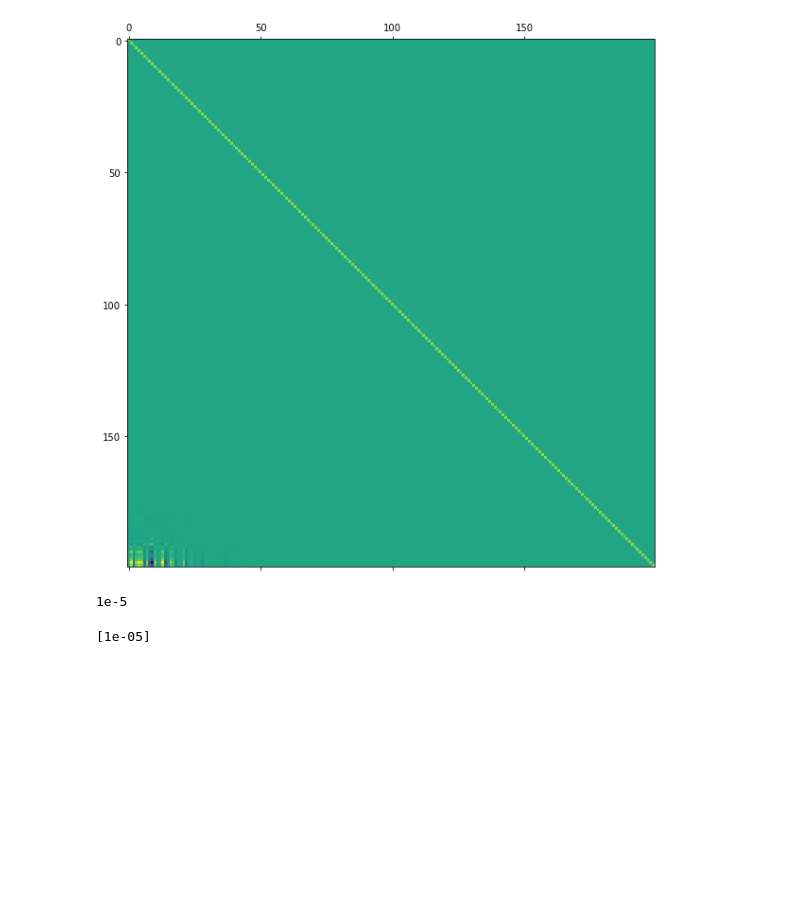
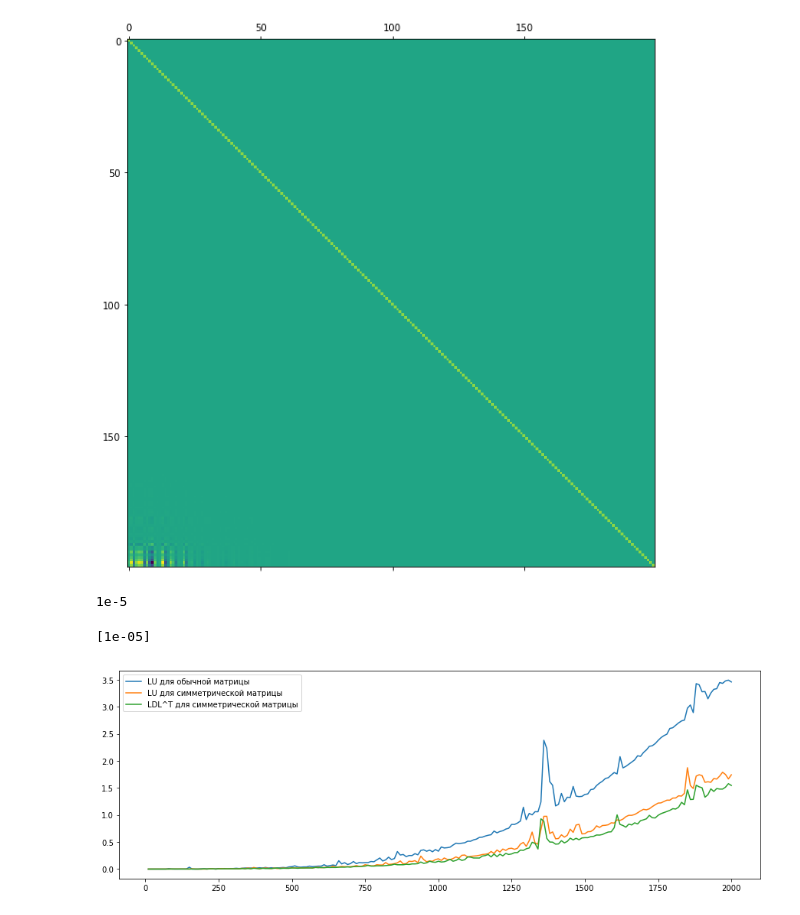
Before and after one commit to RainMustFall/algebra-algorithms, a Jupyter notebook: cmake-build-debug/CMA checker.ipynb, the cells around one changed output. Drawn from its saved outputs; the diff is of its cells as text; code cells hidden in the pictures; blank space fills up the shorter version.

```diff
--- a/cmake-build-debug/CMA checker.ipynb
+++ b/cmake-build-debug/CMA checker.ipynb
@@ -51,3 +51,19 @@ a = list(map(float, input().split()))
 a
 # %% [output]
 [1e-05]
+# %%
+import matplotlib.pyplot as plt
+plt.rcParams['figure.figsize'] = 15, 5
+import numpy as np
+
+labels = ["LU для обычной матрицы", "LU для симметрической матрицы", "LDL^T для симметрической матрицы"]
+idx = 0
+with open('times.txt') as f:
+    for row in f.readlines():
+        plt.plot([i for i in range(10, 2010, 10)], [i / 1000 for i in list(map(float, row.split()))], label=labels[idx])
+        plt.legend()
+        idx += 1
+
+plt.show()
+# %% [output]
+[figure, added]
```
Also changed, not shown: parts of 2 cells of this notebook, 53 other files.
